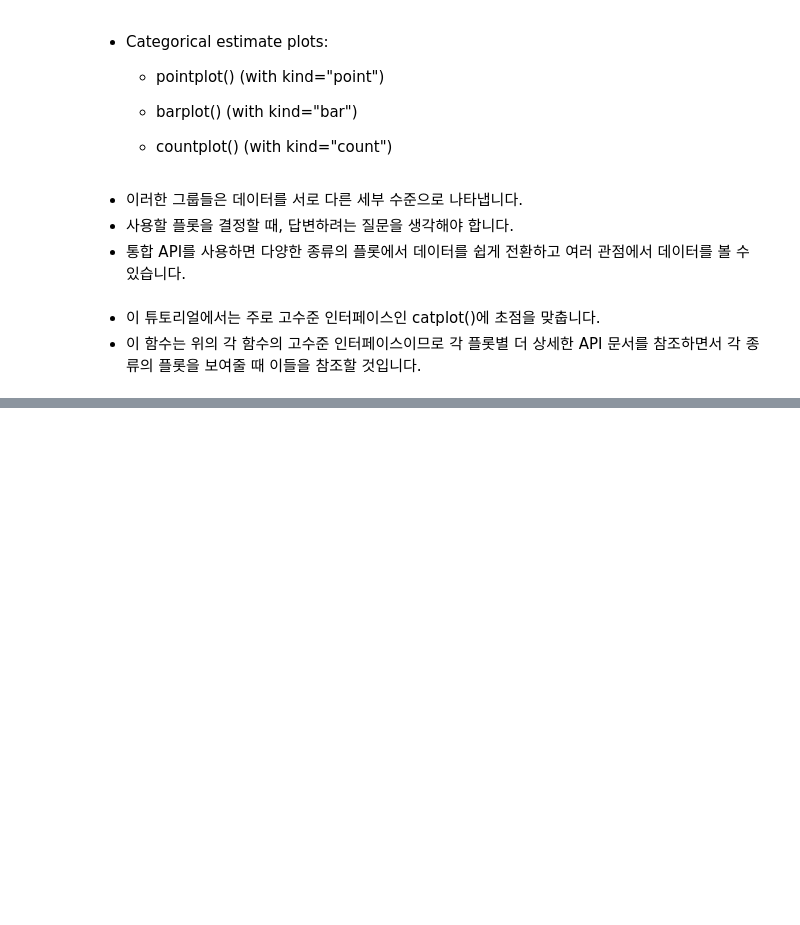
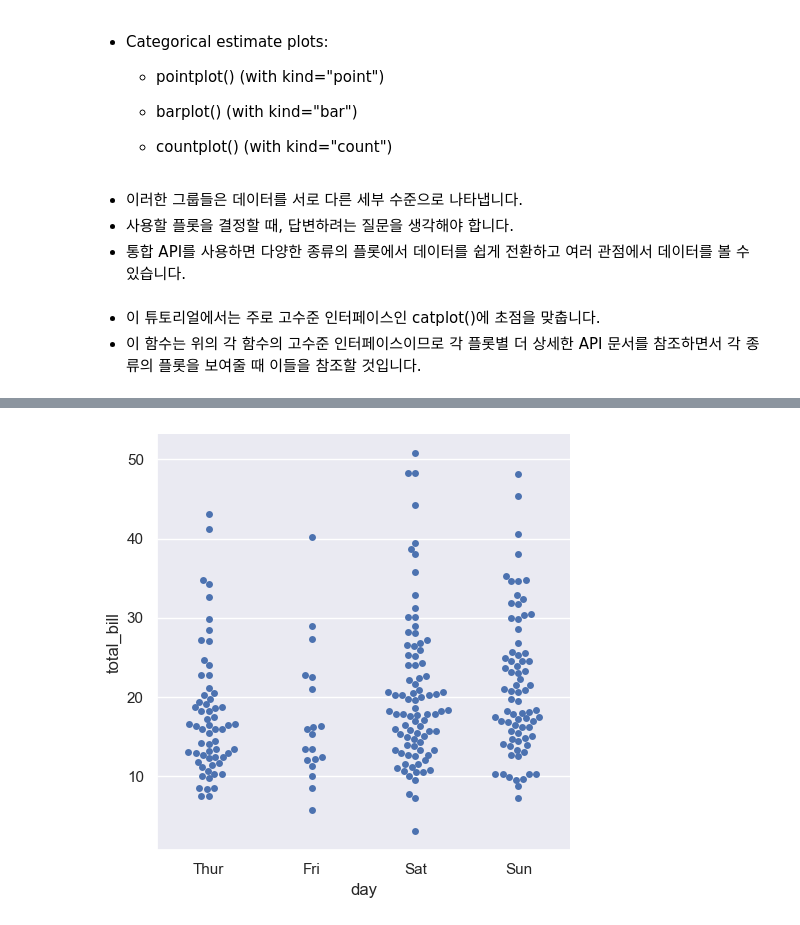
Before and after one commit to kinghy00/Seaborn-Tutorial, a Jupyter notebook: Visualizing_categorical_data.ipynb, the cells around one changed output, grey strips where cells are left out. Saved outputs shown, nothing was run; the diff lists cells and outputs as text; code cells hidden in the pictures; blank space fills up the shorter version.

```diff
--- a/Visualizing_categorical_data.ipynb
+++ b/Visualizing_categorical_data.ipynb
@@ -63,0 +85,4 @@ flights_wide = flights.pivot(index="year", columns="month", values="passengers")
+# %%
+sns.catplot(data=tips, x="day", y="total_bill", kind="swarm");
+# %% [output]
+[figure, added]
```
Also changed, not shown: parts of 14 cells of this notebook.
